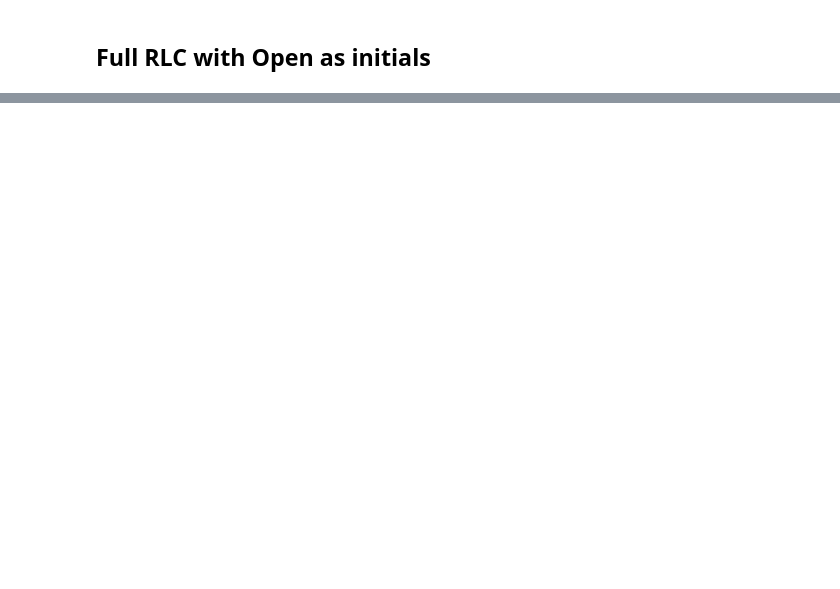
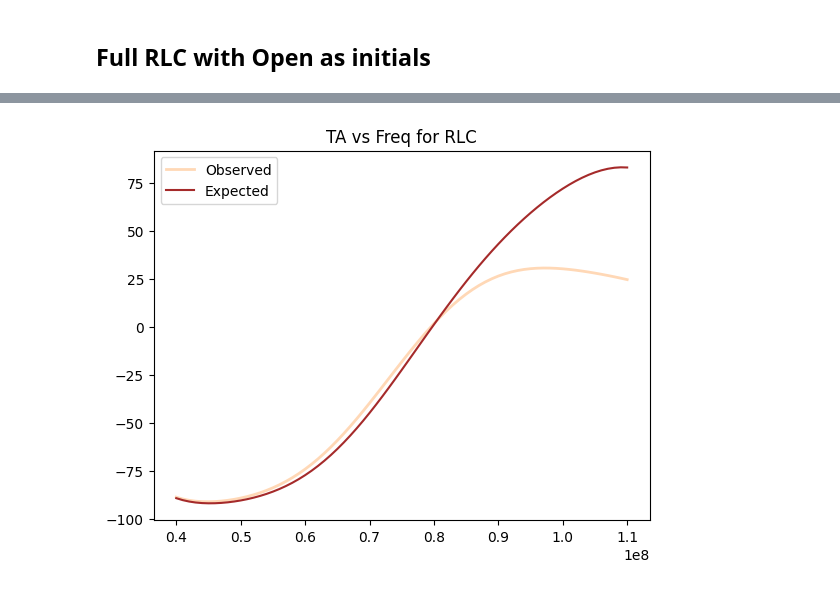
Before and after one commit to Gopi186/Saras_Model, a Jupyter notebook: Joint_Analysis_RLC+Open.ipynb, the cells around one changed output, grey strips where cells are left out. Cells and saved outputs as stored; diff of their text form; code cells hidden in the pictures; blank space fills up the shorter version.

```diff
--- a/Joint_Analysis_RLC+Open.ipynb
+++ b/Joint_Analysis_RLC+Open.ipynb
@@ -521,0 +601,14 @@ print("Best-fit parameters (Maximum Likelihood Estimate):", best_fit_params)
+# %%
+#PA, p0, p1, p2, p3, p4, p5, p6, PN, gamma_N, f, l = best_fit_params
+PAo, gamma_Ao, PArlc, p0, p1, p2, p3, p4, p5, p6, PN, gamma_N, f, l= best_fit_params_joint
+Ta=Compute_Tmeas_RLC(PArlc, p0, p1, p2, p3, p4, p5, p6, PN, gamma_N, f, l)
+ip_params=[300,-6.33,  2.67, -4.56,  4.2, -2.2,  5.1,  4.7, 70, 0.3, 0.1, 1]
+TA=Compute_Tmeas_RLC(*ip_params)
+v=[d[i][0] for i in range(len(d))]
+plt.plot(v,Ta,label='Observed', color='C1',alpha=0.3, lw=2)
+plt.plot(v,TA,label='Expected', color='brown')
+plt.legend()
+plt.title('TA vs Freq for RLC')
+plt.savefig('/Users/gopipatel/Desktop/Comparision_plot_2m.png', dpi=300)
+# %% [output]
+[figure, added]
```
Also changed, not shown: parts of 7 cells of this notebook.
